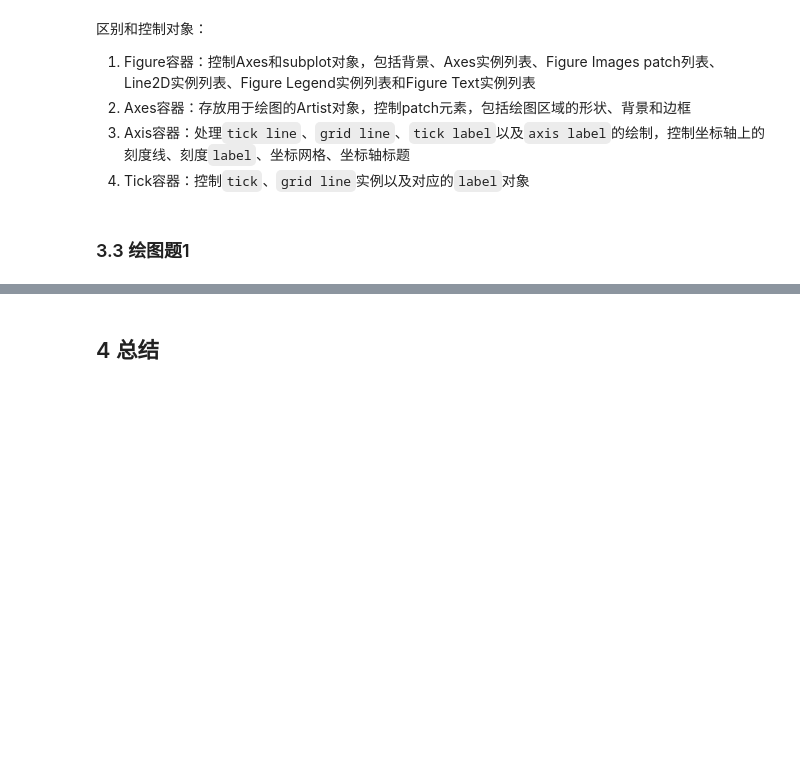
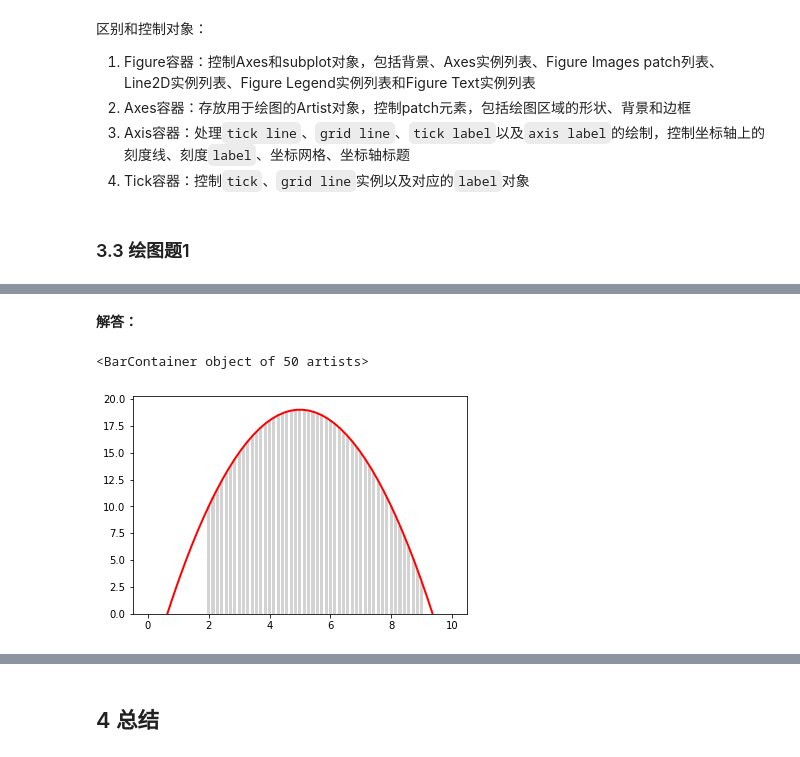
Before and after one commit to Relph1119/my-team-learning, a Jupyter notebook: notebook/matplotlib_learning29/my_homework/task02.ipynb, the cells around one changed output, grey strips where cells are left out. Saved outputs shown, nothing was run; the diff lists cells and outputs as text; code cells hidden in the pictures; blank space fills up the shorter version.

```diff
--- a/notebook/matplotlib_learning29/my_homework/task02.ipynb
+++ b/notebook/matplotlib_learning29/my_homework/task02.ipynb
@@ -301,3 +358,32 @@ primitives 和 container的区别和联系是什么？
 分别用一组长方形柱和填充面积的方式模仿画出下图，函数 $y = -1 \cdot (x - 2) \cdot (x - 8) +10$ 在区间$[2,9]$的积分面积
 ![](https://img-blog.csdnimg.cn/20201126105910781.png)
 ![](https://img-blog.csdnimg.cn/20201126105910780.png)
+# %% [markdown]
+**解答：**
+# %%
+import numpy as np
+import matplotlib.pyplot as plt
+from matplotlib.patches import Polygon
+
+def func(x):
+    return -1 * (x - 2) * (x - 8) + 10
+
+# 曲线数据
+x = np.linspace(0, 10)
+y = func(x)
+
+# 显式创建figure和axes
+fig, ax = plt.subplots()
+
+# 绘制曲线
+plt.plot(x, y, color='red', linewidth=2)
+# 设置ylim从0开始
+ax.set_ylim(0)
+
+# 绘制柱状图
+x_bar = np.linspace(2, 9)
+y_bar = func(x_bar)
+plt.bar(x_bar, y_bar, width=0.1, color='lightgray', linewidth=1)
+# %% [output]
+<BarContainer object of 50 artists>
+[figure, added]
```
Also changed, not shown: parts of 8 cells of this notebook, 10 other files.
